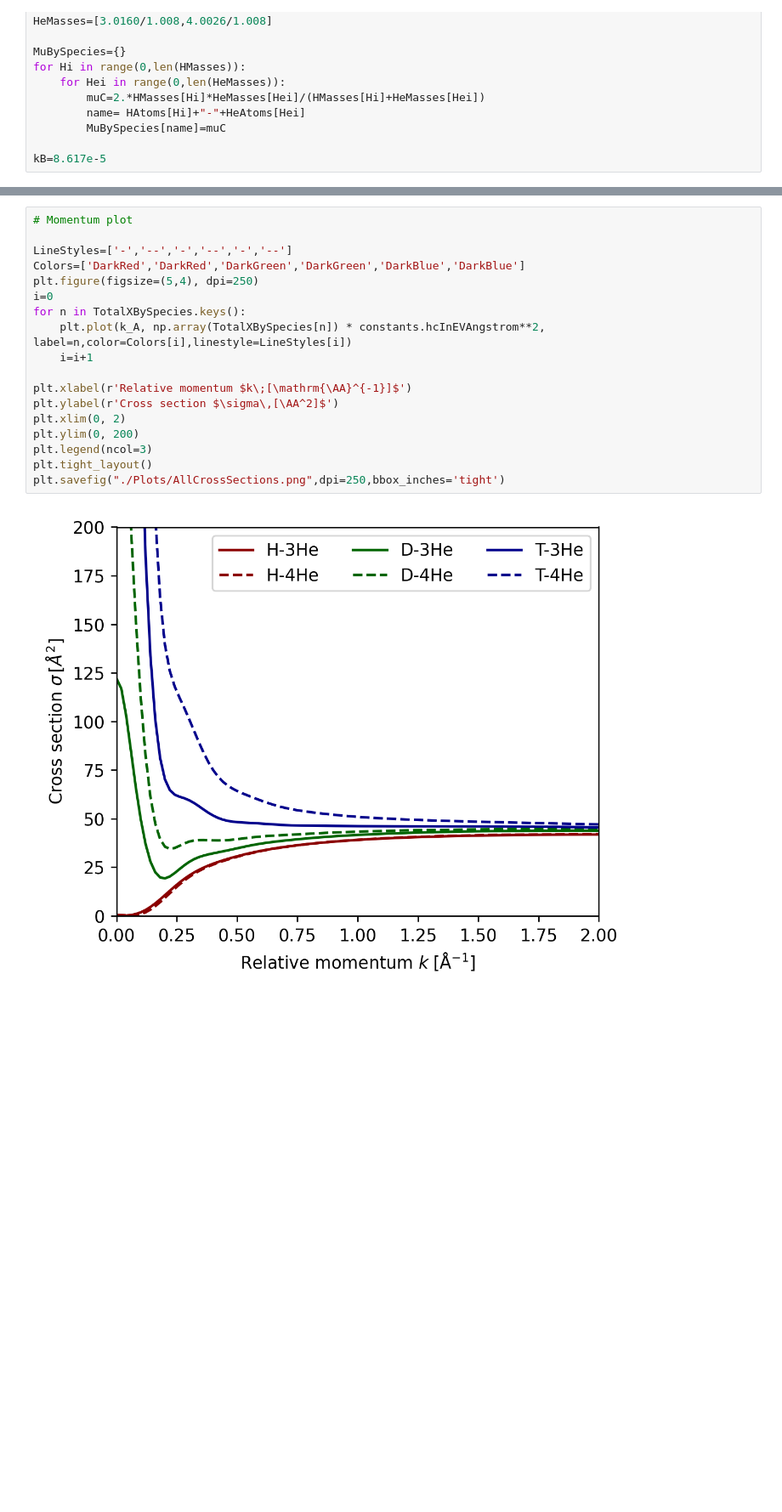
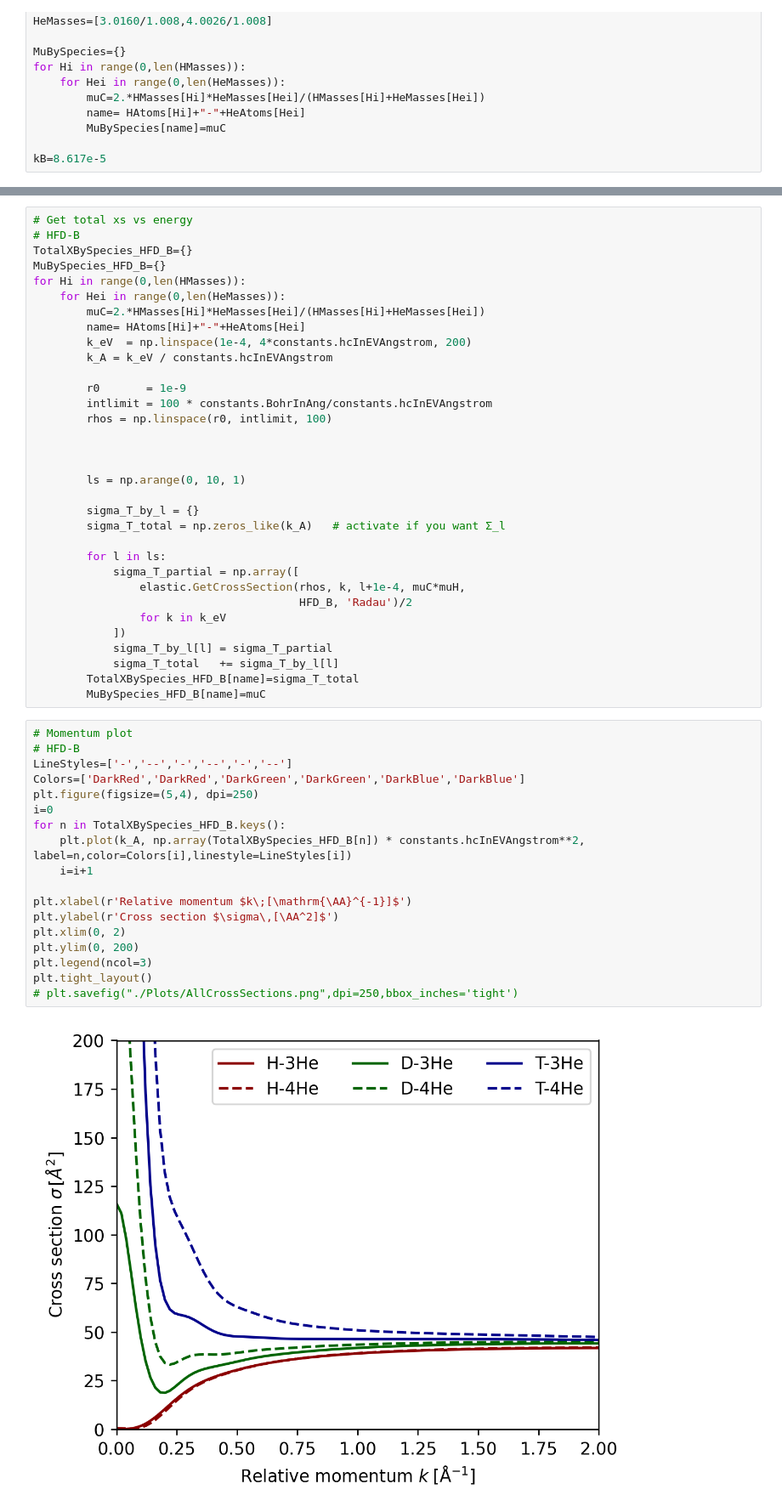
Before and after one commit to UTA-NURES/AtomicTrit, a Jupyter notebook: examples/HeH.ipynb, the cells around one changed output, grey strips where cells are left out. Shown at 85% size. Drawn from its saved outputs; the diff is of its cells as text; blank space fills up the shorter version.

```diff
--- a/examples/HeH.ipynb
+++ b/examples/HeH.ipynb
@@ -263,20 +280,53 @@ for Hi in range(0,len(HMasses)):
+# %%
+# Get total xs vs energy
+# HFD-B
+TotalXBySpecies_HFD_B={}
+MuBySpecies_HFD_B={}
+for Hi in range(0,len(HMasses)):
+    for Hei in range(0,len(HeMasses)):
+        muC=2.*HMasses[Hi]*HeMasses[Hei]/(HMasses[Hi]+HeMasses[Hei])
+        name= HAtoms[Hi]+"-"+HeAtoms[Hei]
+        k_eV  = np.linspace(1e-4, 4*constants.hcInEVAngstrom, 200)
+        k_A = k_eV / constants.hcInEVAngstrom
+
+        r0       = 1e-9
+        intlimit = 100 * constants.BohrInAng/constants.hcInEVAngstrom
+        rhos = np.linspace(r0, intlimit, 100)
+
+
+
+        ls = np.arange(0, 10, 1)
+
+        sigma_T_by_l = {}
+        sigma_T_total = np.zeros_like(k_A)   # activate if you want Σ_l
+
+        for l in ls:
+            sigma_T_partial = np.array([
+                elastic.GetCrossSection(rhos, k, l+1e-4, muC*muH,
+                                        HFD_B, 'Radau')/2
+                for k in k_eV
+            ])
+            sigma_T_by_l[l] = sigma_T_partial
+            sigma_T_total   += sigma_T_by_l[l]
+        TotalXBySpecies_HFD_B[name]=sigma_T_total
+        MuBySpecies_HFD_B[name]=muC
 # %%
 # Momentum plot
-
+# HFD-B
 LineStyles=['-','--','-','--','-','--']
 Colors=['DarkRed','DarkRed','DarkGreen','DarkGreen','DarkBlue','DarkBlue']
 plt.figure(figsize=(5,4), dpi=250)
 i=0
-for n in TotalXBySpecies.keys():
-    plt.plot(k_A, np.array(TotalXBySpecies[n]) * constants.hcInEVAngstrom**2, label=n,color=Colors[i],linestyle=LineStyles[i])
+for n in TotalXBySpecies_HFD_B.keys():
+    plt.plot(k_A, np.array(TotalXBySpecies_HFD_B[n]) * constants.hcInEVAngstrom**2, label=n,color=Colors[i],linestyle=LineStyles[i])
     i=i+1
 
 plt.xlabel(r'Relative momentum $k\;[\mathrm{\AA}^{-1}]$')
 plt.ylabel(r'Cross section $\sigma\,[\AA^2]$')
 plt.xlim(0, 2)
 plt.ylim(0, 200)
 plt.legend(ncol=3)
 plt.tight_layout()
-plt.savefig("./Plots/AllCrossSections.png",dpi=250,bbox_inches='tight')
+# plt.savefig("./Plots/AllCrossSections.png",dpi=250,bbox_inches='tight')
 # %% [output]
-[figure, old version]
+[figure, new version]
```
Also changed, not shown: parts of 11 cells of this notebook.
